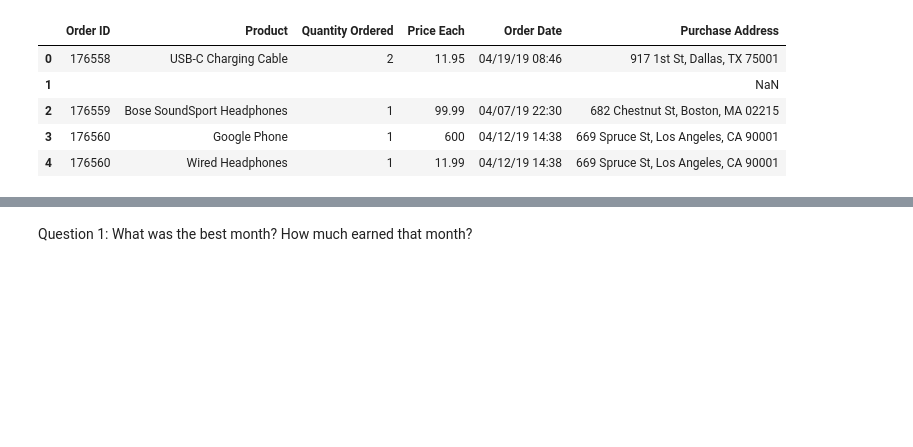
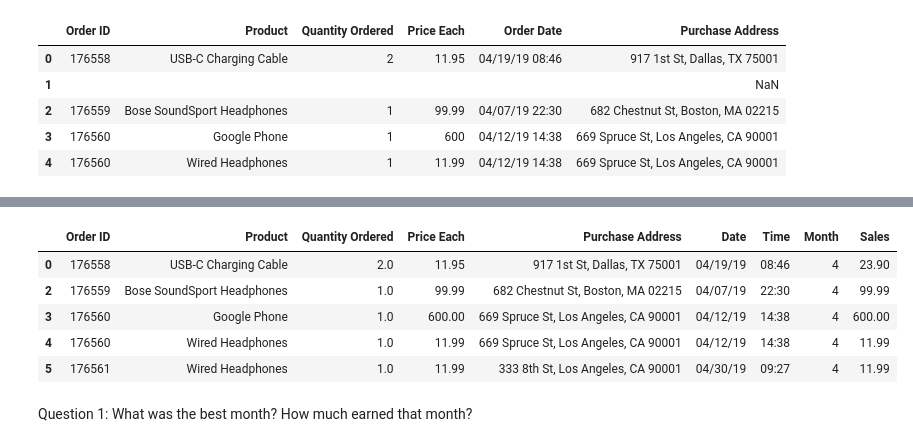
Before and after one commit to shrymhty/Sales-Analysis, a Jupyter notebook: analysis.ipynb, the cells around one changed output, grey strips where cells are left out. Drawn from its saved outputs; the diff is of its cells as text; code cells hidden in the pictures; blank space fills up the shorter version.

```diff
--- a/analysis.ipynb
+++ b/analysis.ipynb
@@ -31,0 +49,2 @@ all_data.head()
+# %%
+all_data.drop(columns=['Order Date'], inplace=True)
@@ -31,0 +62,3 @@ all_data.head()
+# %%
+all_data['Month'] = all_data['Date'].str[0:2]
+all_data.head()
@@ -31,0 +92,5 @@ all_data.head()
+# %%
+rows_with_or = all_data[all_data['Month'] == 'Or']
+all_data = all_data[all_data['Month'] != 'Or']
+all_data = all_data[all_data['Month'] != '']
+all_data['Month'] = all_data['Month'].astype('int32')
@@ -32,2 +116,15 @@ all_data.head()
+# %%
+all_data['Price Each'] = all_data['Price Each'].astype('float')
+all_data['Quantity Ordered'] = all_data['Quantity Ordered'].astype('float')
+# %%
+all_data['Sales'] = all_data['Price Each'] * all_data['Quantity Ordered']
+all_data.head()
+# %% [output]
+|  | Order ID | Product | Quantity Ordered | Price Each | Purchase Address | Date | Time | Month | Sales |
+| 0 | 176558 | USB-C Charging Cable | 2.0 | 11.95 | 917 1st St, Dallas, TX 75001 | 04/19/19 | 08:46 | 4 | 23.90 |
+| 2 | 176559 | Bose SoundSport Headphones | 1.0 | 99.99 | 682 Chestnut St, Boston, MA 02215 | 04/07/19 | 22:30 | 4 | 99.99 |
+| 3 | 176560 | Google Phone | 1.0 | 600.00 | 669 Spruce St, Los Angeles, CA 90001 | 04/12/19 | 14:38 | 4 | 600.00 |
+| 4 | 176560 | Wired Headphones | 1.0 | 11.99 | 669 Spruce St, Los Angeles, CA 90001 | 04/12/19 | 14:38 | 4 | 11.99 |
+| 5 | 176561 | Wired Headphones | 1.0 | 11.99 | 333 8th St, Los Angeles, CA 90001 | 04/30/19 | 09:27 | 4 | 11.99 |
 # %% [markdown]
 Question 1: What was the best month? How much earned that month?
```
Also changed, not shown: parts of 14 cells of this notebook, 1 other file.
